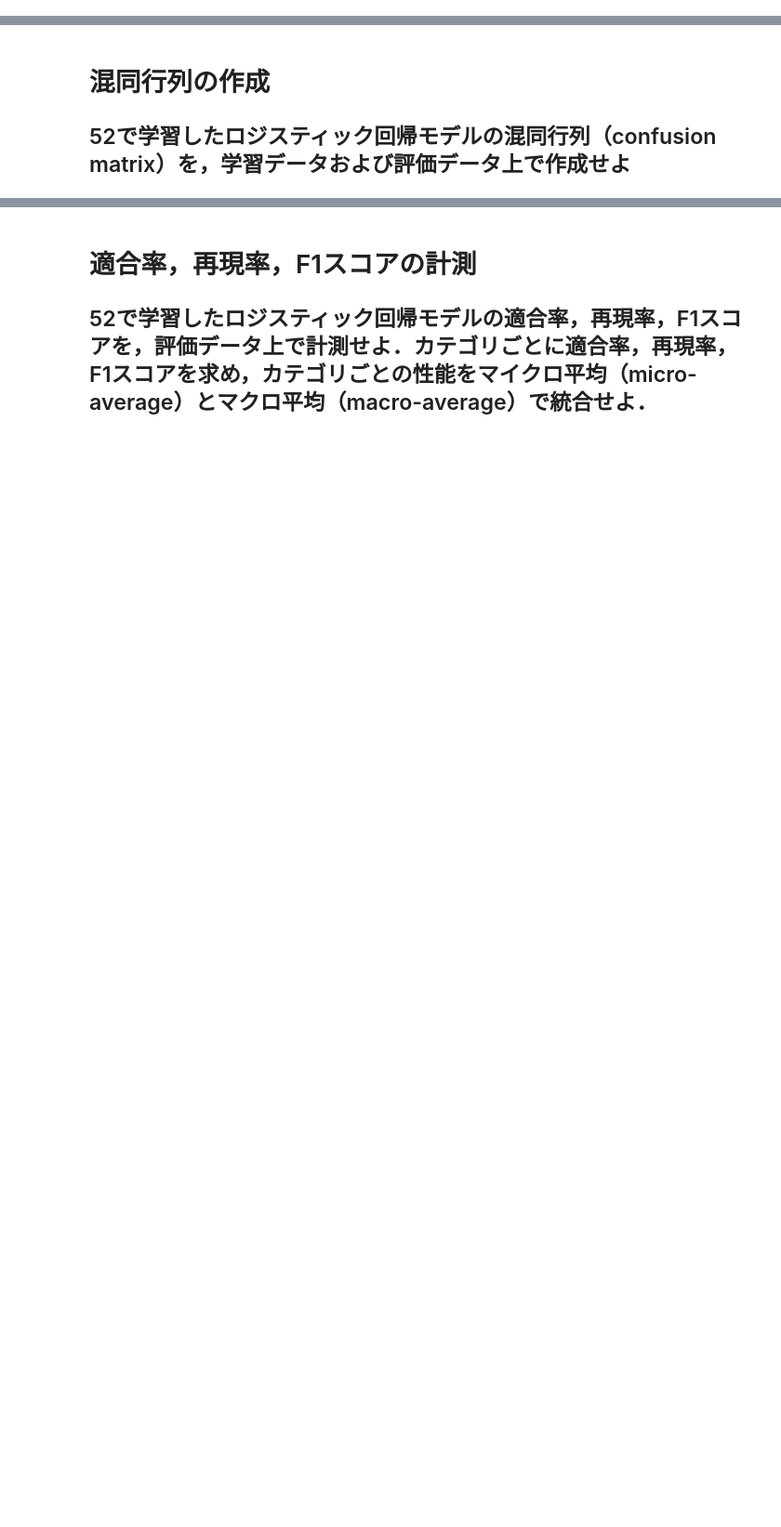
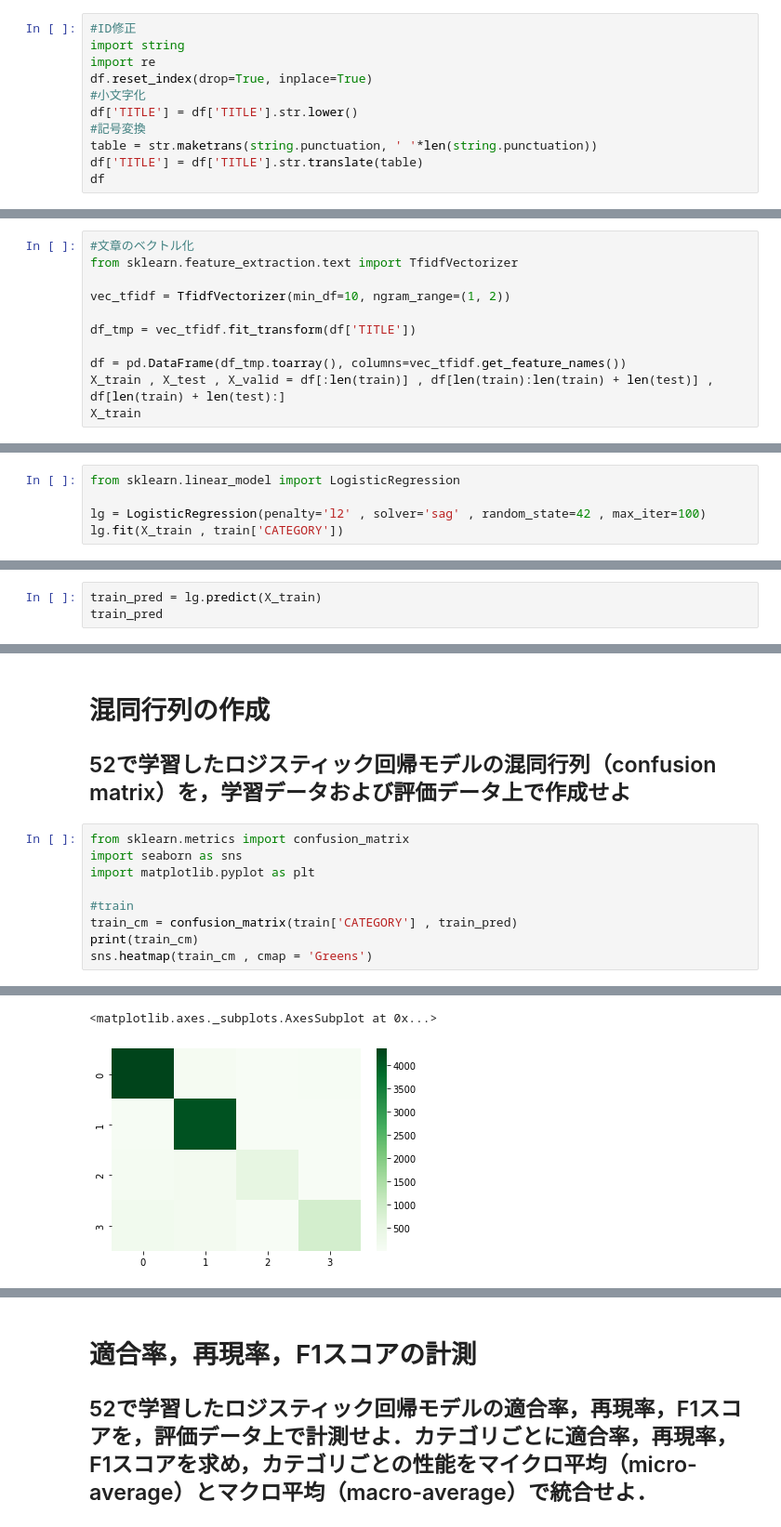
Before and after one commit to iamtatsuki05/NLP_100, a Jupyter notebook: NLP_100_6.ipynb, the cells around one changed output, grey strips where cells are left out. Shown: that part at 93% size. Saved outputs shown, nothing was run; the diff lists cells and outputs as text; blank space fills up the shorter version.

```diff
--- a/NLP_100_6.ipynb
+++ b/NLP_100_6.ipynb
@@ -19,0 +119,11 @@ drive.mount('/content/drive')
+# %%
+#ID修正
+import string
+import re
+df.reset_index(drop=True, inplace=True)
+#小文字化
+df['TITLE'] = df['TITLE'].str.lower()
+#記号変換
+table = str.maketrans(string.punctuation, ' '*len(string.punctuation))
+df['TITLE'] = df['TITLE'].str.translate(table)
+df
@@ -19,0 +162,11 @@ drive.mount('/content/drive')
+# %%
+#文章のベクトル化
+from sklearn.feature_extraction.text import TfidfVectorizer
+
+vec_tfidf = TfidfVectorizer(min_df=10, ngram_range=(1, 2))
+
+df_tmp = vec_tfidf.fit_transform(df['TITLE'])
+
+df = pd.DataFrame(df_tmp.toarray(), columns=vec_tfidf.get_feature_names())
+X_train , X_test , X_valid = df[:len(train)] , df[len(train):len(train) + len(test)] , df[len(train) + len(test):]
+X_train
@@ -20,3 +191,8 @@ drive.mount('/content/drive')
 # %% [markdown]
 # 学習
 ## 51で構築した学習データを用いて，ロジスティック回帰モデルを学習せよ．
+# %%
+from sklearn.linear_model import LogisticRegression
+
+lg = LogisticRegression(penalty='l2' , solver='sag' , random_state=42 , max_iter=100)
+lg.fit(X_train , train['CATEGORY'])
@@ -23,3 +203,6 @@ drive.mount('/content/drive')
 # %% [markdown]
 # 予測
 ## 52で学習したロジスティック回帰モデルを用い，与えられた記事見出しからカテゴリとその予測確率を計算するプログラムを実装せよ．
+# %%
+train_pred = lg.predict(X_train)
+train_pred
@@ -29,3 +232,13 @@ drive.mount('/content/drive')
 # %% [markdown]
 # 混同行列の作成
 ## 52で学習したロジスティック回帰モデルの混同行列（confusion matrix）を，学習データおよび評価データ上で作成せよ
+# %%
+from sklearn.metrics import confusion_matrix
+import seaborn as sns
+import matplotlib.pyplot as plt
+
+#train
+train_cm = confusion_matrix(train['CATEGORY'] , train_pred)
+print(train_cm)
+sns.heatmap(train_cm , cmap = 'Greens')
+# %% [output]
@@ -31,0 +249,2 @@ drive.mount('/content/drive')
+<matplotlib.axes._subplots.AxesSubplot at 0x...>
+[figure, added]
```
Also changed, not shown: parts of 31 cells of this notebook.
